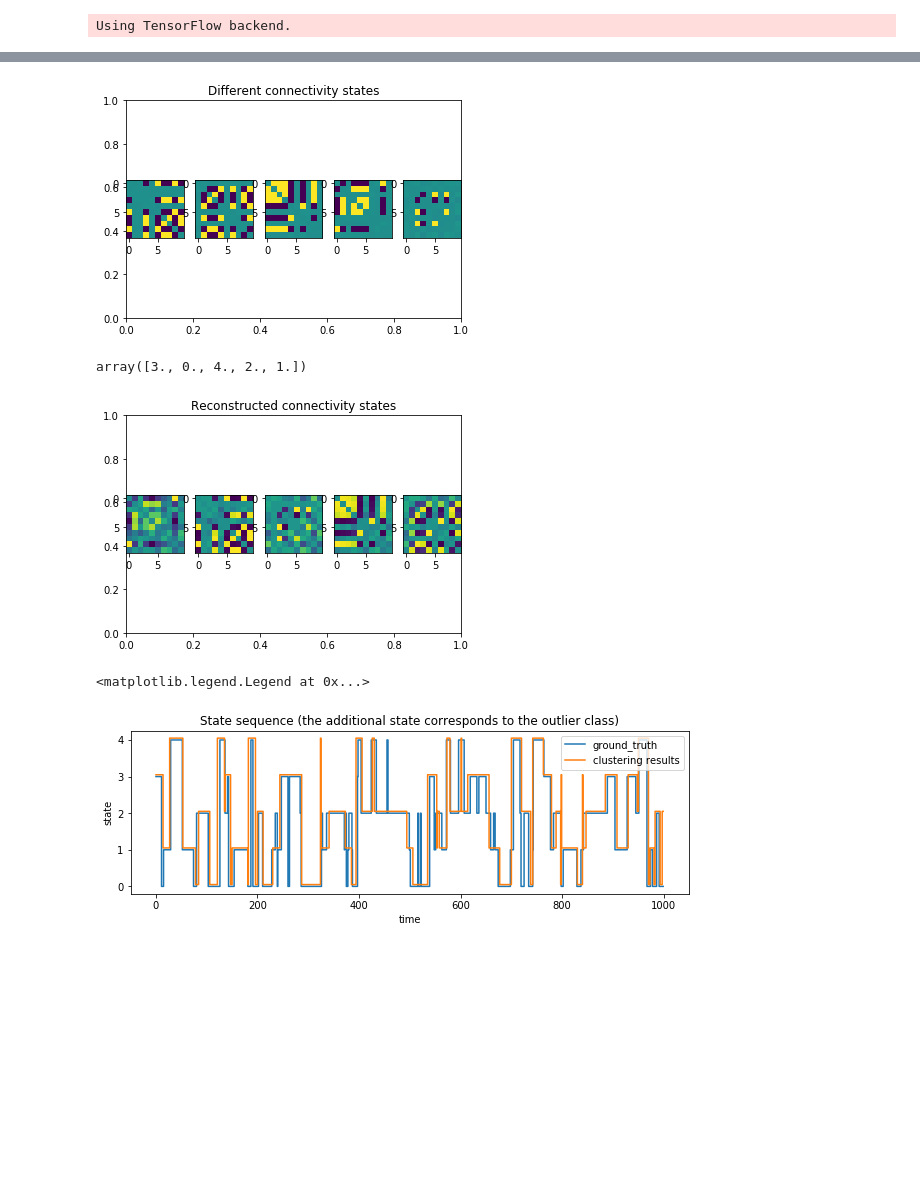
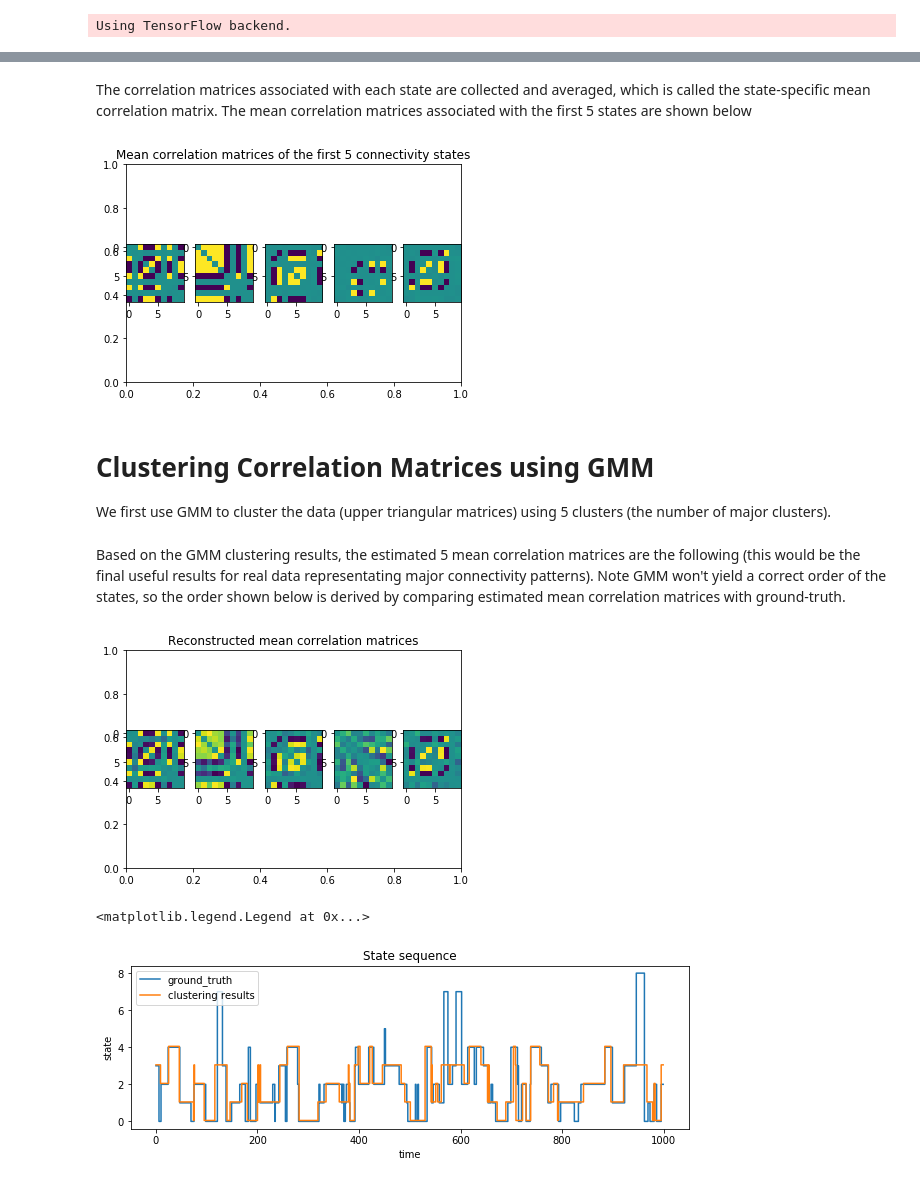
Before and after one commit to QingyuZhao/TruncatedGaussianMixtureVAE, a Jupyter notebook: toy_gmm.ipynb, the cells around one changed output, grey strips where cells are left out. Drawn from its saved outputs; the diff is of its cells as text; code cells hidden in the pictures; blank space fills up the shorter version.

```diff
--- a/toy_gmm.ipynb
+++ b/toy_gmm.ipynb
@@ -41,7 +64,7 @@ Using TensorFlow backend.
 np.random.seed(seed=0)
 
 # simulate state-space series
-state_num = 5
+state_num = 10
 time_len = 50000
 display_num = 1000
 signal_dimension = 10
@@ -50,13 +73,13 @@ window_len = 11
 half_window_len = 5
 
 # state transition matrix
-switch_prob = (1-0.9)/state_num
-a = np.ones(shape=(state_num,state_num)) * switch_prob
-base_prob = np.random.dirichlet(np.ones(state_num)*10) * 0.1
+a = np.ones(shape=(state_num,state_num))
+alpha = np.ones(10)*10
+alpha[5:] = 1;
+base_prob = np.random.dirichlet(alpha) * 0.1
 for t in range(state_num):
     a[t,:] = base_prob
     a[t,t] += 0.9
-    #a[t,t] = 1 - switch_prob * (state_num - 1)
 
 # simulate states
 state = np.zeros(time_len,dtype=np.uint8)
@@ -74,10 +97,5 @@ plt.figure(figsize=(10,3))
 plt.step(range(display_num),state[window_len:window_len+display_num])
 plt.xlabel('time')
 plt.ylabel('state')
-plt.title('Simulated state sequence')
-#a
-freq = np.zeros(state_num)
-for t in range(state_num):
-    freq[t] = np.sum(state == t)
-freq
+plt.title('Simulated state sequence');
 # %% [output]
@@ -132,21 +161,31 @@ Text(0.5,1,'Correlation matrices')
+# %% [markdown]
+The correlation matrices associated with each state are collected and averaged, which is called the state-specific mean correlation matrix. The mean correlation matrices associated with the first 5 states are shown below
 # %%
 tmp_corr = np.zeros(shape=(signal_dimension,signal_dimension))
 mean_corr = sum_corr.copy()
 
 fig = plt.figure()
-plt.title("Different connectivity states")
-for i in range(state_num):
-    ax = fig.add_subplot(1,state_num,i+1)
-    mean_corr[i,:] = sum_corr[i,:] / occupancy[i]
-    tmp_corr[np.triu_indices(signal_dimension,k=1)] = mean_corr[i,:]
+plt.title("Mean correlation matrices of the first 5 connectivity states")
+for i in range(5):
+    ax = fig.add_subplot(1,5,i+1)
+    if occupancy[i] > 0:
+        mean_corr[i,:] = sum_corr[i,:] / occupancy[i]
+        tmp_corr[np.triu_indices(signal_dimension,k=1)] = mean_corr[i,:]
+    else :
+        tmp_corr[np.triu_indices(signal_dimension,k=1)] = 0
     ax.imshow(tmp_corr+np.transpose(tmp_corr))
 # %% [output]
-[figure, old version]
+[figure, new version]
+# %% [markdown]
+# Clustering Correlation Matrices using GMM
+We first use GMM to cluster the data (upper triangular matrices) using 5 clusters (the number of major clusters).
 # %%
 from sklearn.mixture import GaussianMixture
 class_num = 5
 gmm = GaussianMixture(n_components=class_num).fit(x_train)
 labels = gmm.predict(x_train)
+# %% [markdown]
+Based on the GMM clustering results, the estimated 5 mean correlation matrices are the following (this would be the final useful results for real data representating major connectivity patterns). Note GMM won't yield a correct order of the states, so the order shown below is derived by comparing estimated mean correlation matrices with ground-truth.
 # %%
 tmp_corr = np.zeros(shape=(signal_dimension,signal_dimension))
 recon_mean_corr = mean_corr.copy()
@@ -154,32 +193,33 @@ dist = np.zeros(state_num)
 perm_link = np.zeros(class_num)
 
 fig = plt.figure()
-plt.title("Reconstructed connectivity states")
+plt.title("Reconstructed mean correlation matrices")
 for i in range(class_num):
-    ax = fig.add_subplot(1,class_num,i+1)
     recon_mean_corr[i,:] = np.mean(x_train[labels == i,:],axis = 0)
-    tmp_corr[np.triu_indices(signal_dimension,k=1)] = recon_mean_corr[i,:]
     for t in range(state_num):
         dist[t] = np.linalg.norm(recon_mean_corr[i,:]-mean_corr[t,:])
     perm_link[i] = np.argmin(dist)
+
+for i in range(class_num):
+    ax = fig.add_subplot(1,class_num,np.uint32(perm_link[i])+1)
+    tmp_corr[np.triu_indices(signal_dimension,k=1)] = recon_mean_corr[i,:]
     ax.imshow(tmp_corr+np.transpose(tmp_corr))
-perm_link
+#perm_link
 # %% [output]
-array([3., 0., 4., 2., 1.])
-[figure, old version]
+[figure, new version]
 # %%
 recon_state = labels.copy()
 for t in range(labels.shape[0]):
     recon_state[t] = perm_link[np.uint32(labels[t])]
 
 # plot first few states
 plt.figure(figsize=(10,3))
 plt.step(range(display_num),state[window_len:window_len+display_num])
 plt.step(range(display_num),recon_state[:display_num]+0.05)
 plt.xlabel('time')
 plt.ylabel('state')
-plt.title('State sequence (the additional state corresponds to the outlier class)')
+plt.title('State sequence')
 plt.legend(['ground_truth','clustering results'])
 # %% [output]
 <matplotlib.legend.Legend at 0x...>
-[figure, old version]
+[figure, new version]
```
Also changed, not shown: parts of 12 cells of this notebook, 4 other files.
